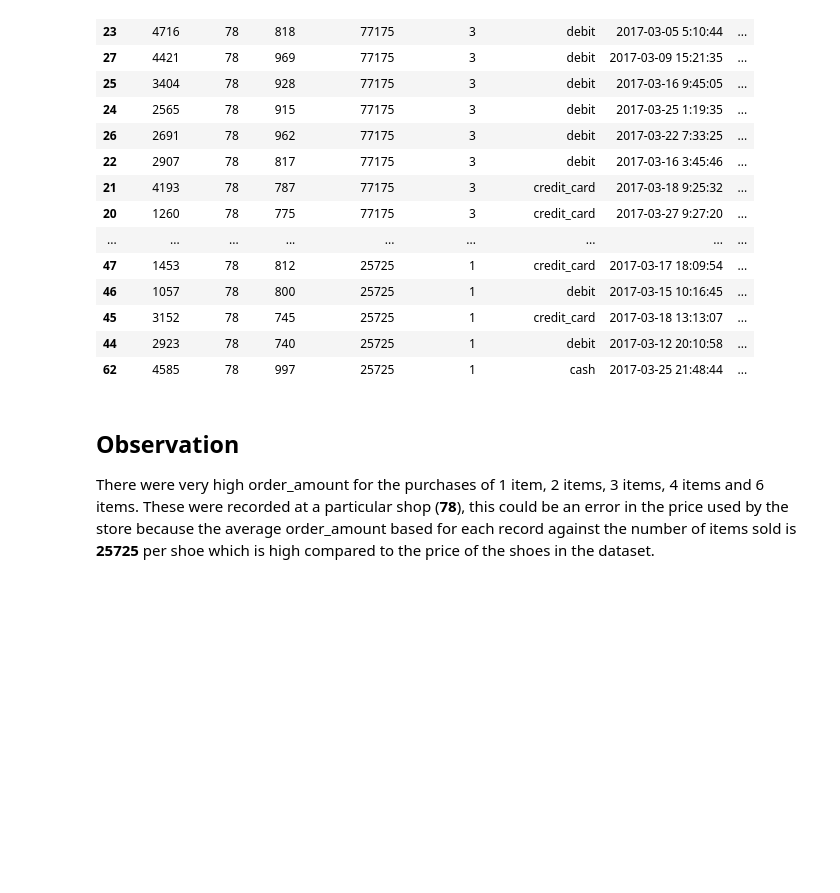
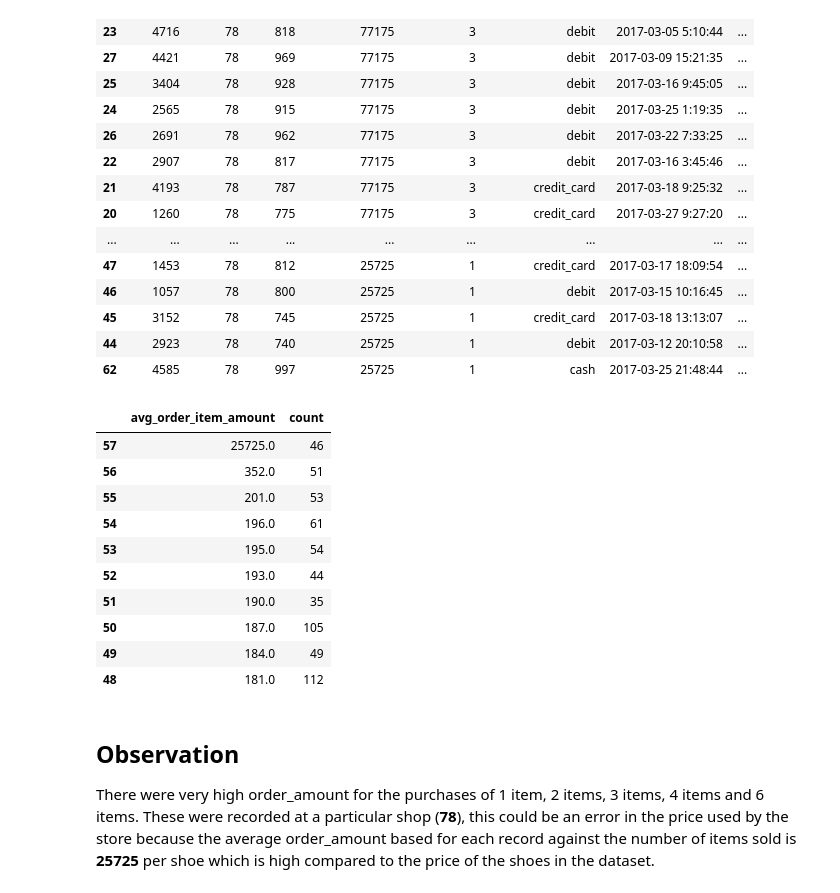
Before and after one commit to oatalabi/data_science_challenge, a Jupyter notebook: Winter_2021_Data_Science_Intern_Challenge.ipynb, the cells around one changed output. Saved outputs shown, nothing was run; the diff lists cells and outputs as text; code cells hidden in the pictures; blank space fills up the shorter version.

```diff
--- a/Winter_2021_Data_Science_Intern_Challenge.ipynb
+++ b/Winter_2021_Data_Science_Intern_Challenge.ipynb
@@ -125,6 +125,23 @@ data.loc[data['order_amount'].isin([25725, 51450, 77175, 102900, 154350])].sort_
 | 45 | 3152 | 78 | 745 | 25725 | 1 | credit_card | 2017-03-18 13:13:07 | ... |
 | 44 | 2923 | 78 | 740 | 25725 | 1 | debit | 2017-03-12 20:10:58 | ... |
 | 62 | 4585 | 78 | 997 | 25725 | 1 | cash | 2017-03-25 21:48:44 | ... |
+# %%
+# Get average item price
+avg_item_pricd = data.groupby(['avg_order_item_amount']).size().reset_index(name='count') \
+                        .sort_values(by='avg_order_item_amount', ascending=False)
+avg_item_pricd.head(10)
+# %% [output]
+|  | avg_order_item_amount | count |
+| 57 | 25725.0 | 46 |
+| 56 | 352.0 | 51 |
+| 55 | 201.0 | 53 |
+| 54 | 196.0 | 61 |
+| 53 | 195.0 | 54 |
+| 52 | 193.0 | 44 |
+| 51 | 190.0 | 35 |
+| 50 | 187.0 | 105 |
+| 49 | 184.0 | 49 |
+| 48 | 181.0 | 112 |
 # %% [markdown]
 ## Observation
 There were very high order_amount for the purchases of 1 item, 2 items, 3 items, 4 items and 6 items. These were recorded at a particular shop (**78**), this could be an error in the price used by the store because the average order_amount based for each record against the number of items sold is **25725** per shoe which is high compared to the price of the shoes in the dataset.
```
